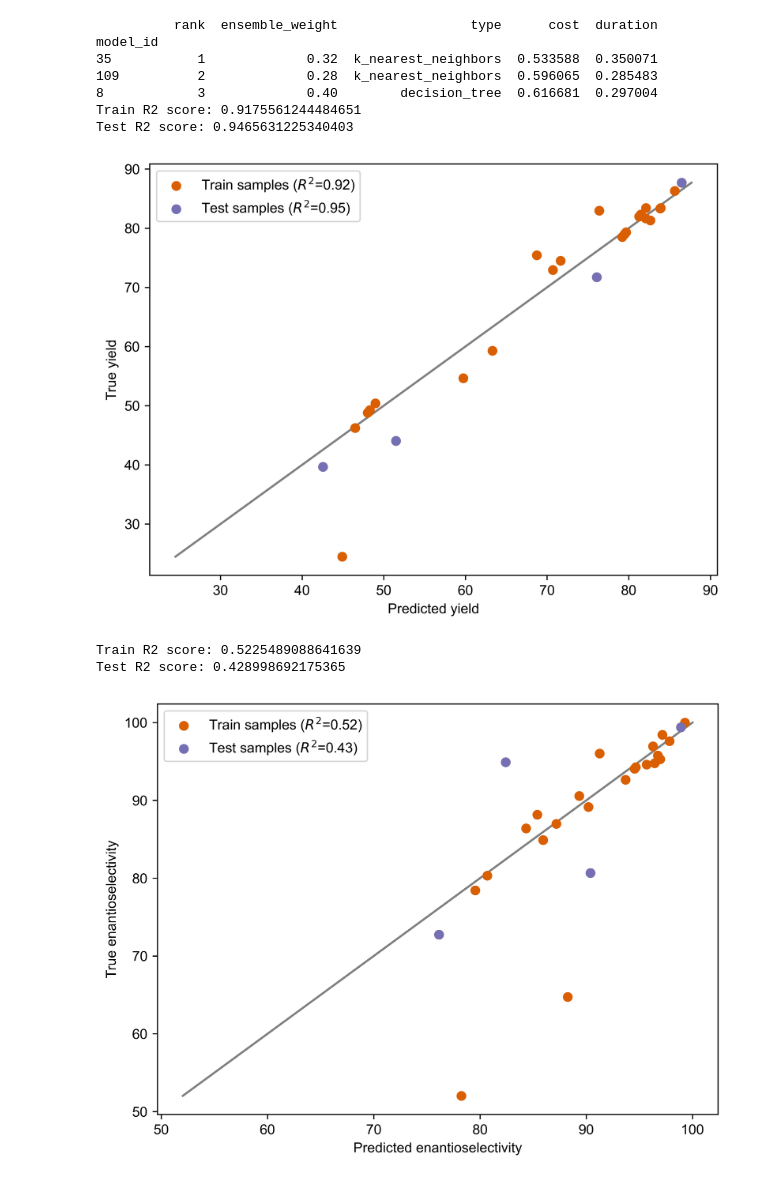
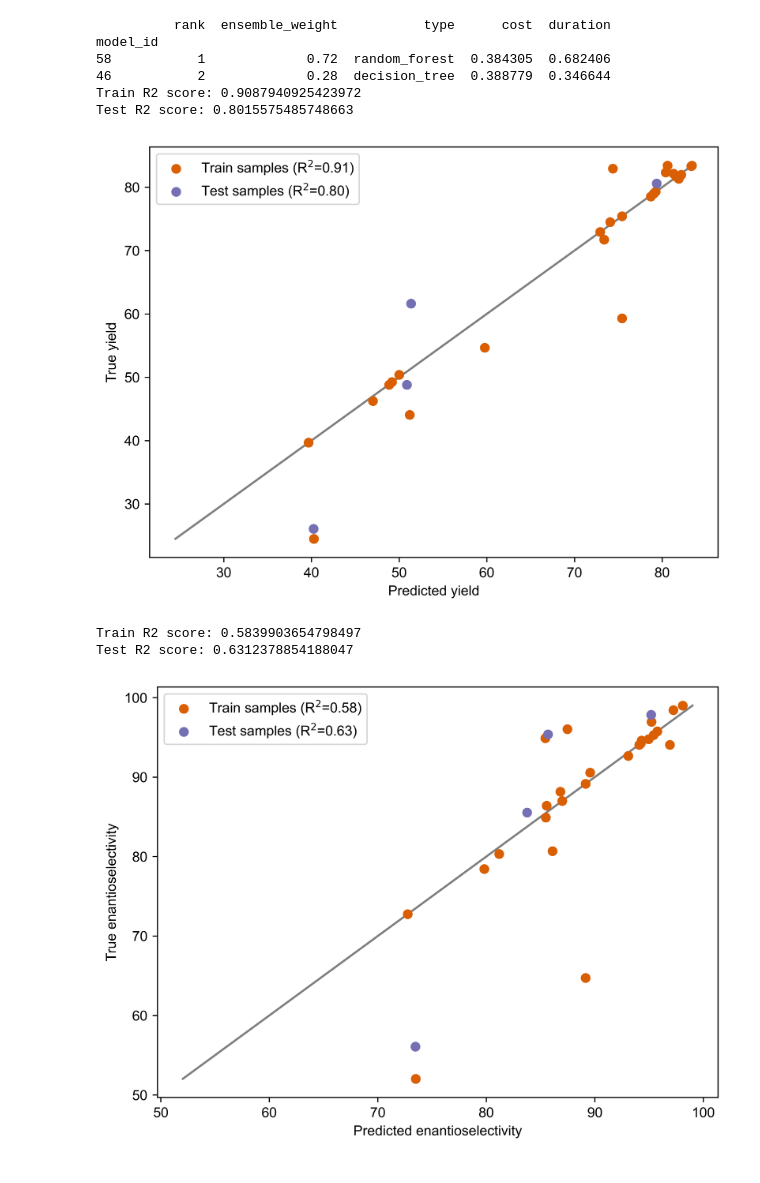
Before and after one commit to zhaisilong/flow, a Jupyter notebook: notebooks/Multi-Objective Optimization.ipynb, the cells around one changed output. Saved outputs shown, nothing was run; the diff lists cells and outputs as text; code cells hidden in the pictures.

```diff
--- a/notebooks/Multi-Objective Optimization.ipynb
+++ b/notebooks/Multi-Objective Optimization.ipynb
@@ -86,7 +86,7 @@ rerun = False
 
 if rerun:
     automl = autosklearn.regression.AutoSklearnRegressor(
-        time_left_for_this_task=240,
+        time_left_for_this_task=120,
         per_run_time_limit=30,
     )
     automl.fit(X_train, y_train, dataset_name=dataset_name)
@@ -115,56 +117,61 @@ test_predictions = _test_predictions[:, i]
 y_train = _y_train[:, i]
 y_test = _y_test[:, i]
 
-print("Train R2 score:", sklearn.metrics.r2_score(y_train, train_predictions))
-print("Test R2 score:", sklearn.metrics.r2_score(y_test, test_predictions))
-plt.scatter(train_predictions, y_train, label="Train samples ($R^2$=0.92)", c="#d95f02")
-plt.scatter(test_predictions, y_test, label="Test samples ($R^2$=0.95)", c="#7570b3")
+train_r2 = sklearn.metrics.r2_score(y_train, train_predictions)
+test_r2 = sklearn.metrics.r2_score(y_test, test_predictions)
+
+print("Train R2 score:", train_r2)
+print("Test R2 score:", test_r2)
+plt.scatter(train_predictions, y_train, label=f"Train samples (R$^2$={train_r2:.2f})", c="#d95f02")
+plt.scatter(test_predictions, y_test, label=f"Test samples (R$^2$={test_r2:.2f})", c="#7570b3")
 plt.xlabel("Predicted yield")
 plt.ylabel("True yield")
 plt.legend()
 plt.plot(c="k", zorder=0)
 plt.plot([min(y_train.min(), y_test.min()), max(y_train.max(), y_test.max())],
          [min(y_train.min(), y_test.min()), max(y_train.max(), y_test.max())],
          c="grey", zorder=0)
 plt.tight_layout()
 plt.show()
 
 # Selectivity
 i = 1
 train_predictions = _train_predictions[:, i]
 test_predictions = _test_predictions[:, i]
 y_train = _y_train[:, i]
 y_test = _y_test[:, i]
 
-print("Train R2 score:", sklearn.metrics.r2_score(y_train, train_predictions))
-print("Test R2 score:", sklearn.metrics.r2_score(y_test, test_predictions))
-plt.scatter(train_predictions, y_train, label="Train samples ($R^2$=0.52)", c="#d95f02")
-plt.scatter(test_predictions, y_test, label="Test samples ($R^2$=0.43)", c="#7570b3")
+train_r2 = sklearn.metrics.r2_score(y_train, train_predictions)
+test_r2 = sklearn.metrics.r2_score(y_test, test_predictions)
+
+print("Train R2 score:", train_r2)
+print("Test R2 score:", test_r2)
+plt.scatter(train_predictions, y_train, label=f"Train samples (R$^2$={train_r2:.2f})", c="#d95f02")
+plt.scatter(test_predictions, y_test, label=f"Test samples (R$^2$={test_r2:.2f})", c="#7570b3")
 plt.xlabel("Predicted enantioselectivity")
 plt.ylabel("True enantioselectivity")
 plt.legend()
 plt.plot(c="k", zorder=0)
 plt.plot([min(y_train.min(), y_test.min()), max(y_train.max(), y_test.max())],
          [min(y_train.min(), y_test.min()), max(y_train.max(), y_test.max())],
          c="grey", zorder=0)
 plt.tight_layout()
 plt.show()
 
 # restore
 y_train = _y_train
 y_test = _y_test
 # %% [output]
-          rank  ensemble_weight                 type      cost  duration
+          rank  ensemble_weight           type      cost  duration
 model_id
-35           1             0.32  k_nearest_neighbors  0.533588  0.350071
-109          2             0.28  k_nearest_neighbors  0.596065  0.285483
-8            3             0.40        decision_tree  0.616681  0.297004
-Train R2 score: 0.9175561244484651
-Test R2 score: 0.9465631225340403
+58           1             0.72  random_forest  0.384305  0.682406
+46           2             0.28  decision_tree  0.388779  0.346644
+Train R2 score: 0.9087940925423972
+Test R2 score: 0.8015575485748663
-[figure, old version]
+[figure, new version]
-Train R2 score: 0.5225489088641639
-Test R2 score: 0.428998692175365
+Train R2 score: 0.5839903654798497
+Test R2 score: 0.6312378854188047
-[figure, old version]
+[figure, new version]
 # %%
 # Define the objective function
 def Reactor(X_real):
```
Also changed, not shown: parts of 7 cells of this notebook, 14 other files.
